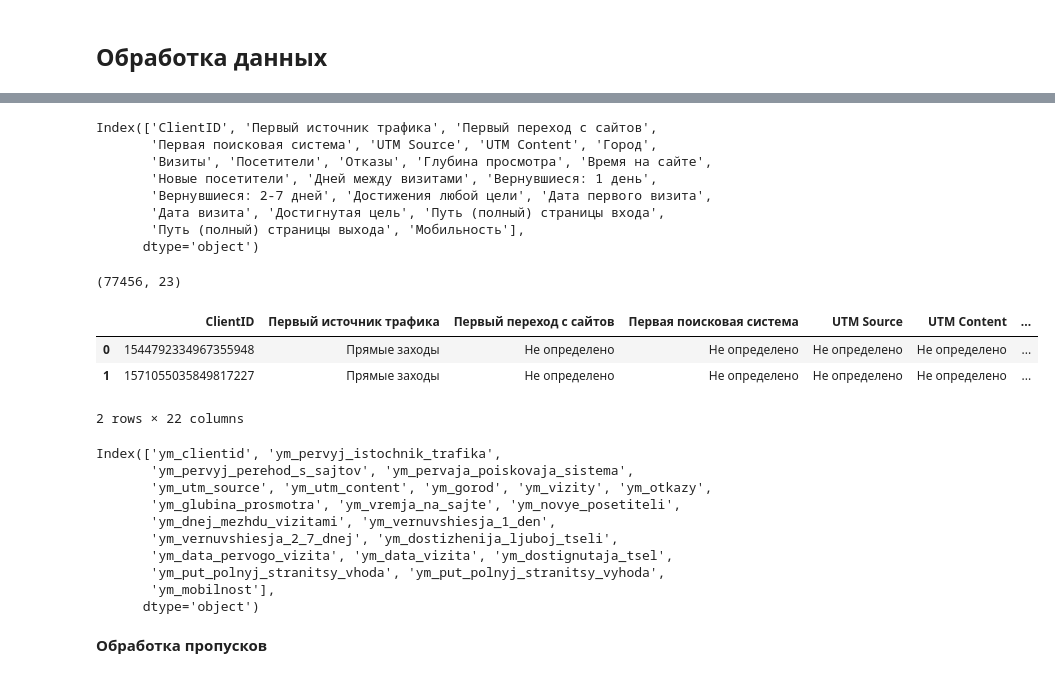
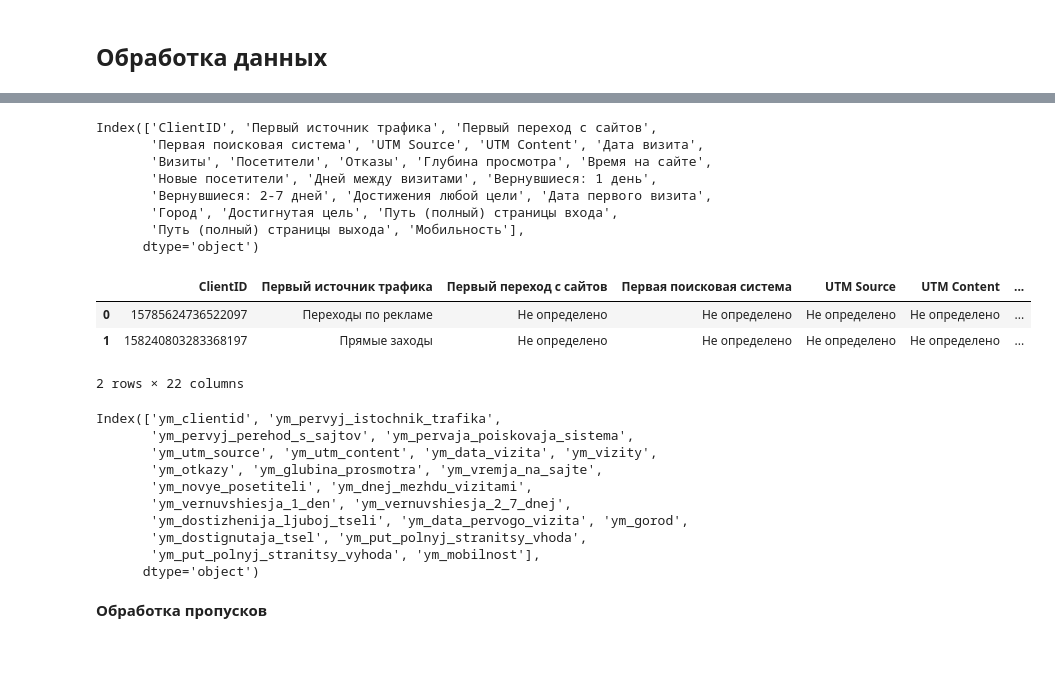
Before and after one commit to chegevarae/inhub, a Jupyter notebook: notebooks/etl_metrika.ipynb, the cells around one changed output, grey strips where cells are left out. Drawn from its saved outputs; the diff is of its cells as text; code cells hidden in the pictures.

```diff
--- a/notebooks/etl_metrika.ipynb
+++ b/notebooks/etl_metrika.ipynb
@@ -8,8 +8,13 @@ import pandas as pd
 import re
 from transliterate import translit, get_available_language_codes
 
-# Функции для обработки данных
-import functions as fn
+# Библиотека для предобработки датасетов
+import os, sys
+module_path = os.path.abspath(os.path.join(os.pardir))
+if module_path not in sys.path:
+    sys.path.append(module_path)
+from data_preprocessing import DataPreprocessor
+dp = DataPreprocessor()
 
 # Отключаем предупреждения
 import warnings
@@ -36,7 +58,7 @@ df1.head(5)
 ## Обработка данных
 # %%
 # Производим слияние датасетов
-df = pd.merge(df1, df2, how='outer')
+df = pd.merge(df1, df2, how='left')
 # %%
 df.head(5)
 # %% [output]
@@ -51,48 +97,44 @@ df.head(5)
 df.columns
 # %% [output]
 Index(['ClientID', 'Первый источник трафика', 'Первый переход с сайтов',
-       'Первая поисковая система', 'UTM Source', 'UTM Content', 'Город',
+       'Первая поисковая система', 'UTM Source', 'UTM Content', 'Дата визита',
        'Визиты', 'Посетители', 'Отказы', 'Глубина просмотра', 'Время на сайте',
        'Новые посетители', 'Дней между визитами', 'Вернувшиеся: 1 день',
        'Вернувшиеся: 2‑7 дней', 'Достижения любой цели', 'Дата первого визита',
-       'Дата визита', 'Достигнутая цель', 'Путь (полный) страницы входа',
+       'Город', 'Достигнутая цель', 'Путь (полный) страницы входа',
        'Путь (полный) страницы выхода', 'Мобильность'],
       dtype='object')
-# %%
-df.shape
-# %% [output]
-(77456, 23)
 # %%
 # Удаление ненужных данных
 columns = ['Посетители']
-df = fn.drop_col(df, columns)
+df = dp.drop_col(df, columns)
 
 # Сегментация пользователей
 df.loc[df['Дата визита'].isnull(), 'Дата визита'] = 'undefined'
 # df = df[df['Дата визита'].str.contains('202.*')]
 # df = df.loc[(df['Визиты'] <= 35) & (df['Достижения любой цели'] <= 100)]
 # df = df.loc[(df['ClientID'] != '')]
 
 df.head(2)
 # %% [output]
 |  | ClientID | Первый источник трафика | Первый переход с сайтов | Первая поисковая система | UTM Source | UTM Content | ... |
-| 0 | 1544792334967355948 | Прямые заходы | Не определено | Не определено | Не определено | Не определено | ... |
-| 1 | 1571055035849817227 | Прямые заходы | Не определено | Не определено | Не определено | Не определено | ... |
+| 0 | 15785624736522097 | Переходы по рекламе | Не определено | Не определено | Не определено | Не определено | ... |
+| 1 | 158240803283368197 | Прямые заходы | Не определено | Не определено | Не определено | Не определено | ... |
 2 rows × 22 columns
 # %%
 # Переименование столбцов
-df.columns = fn.get_translite(df.columns, 'ym_')
+df.columns = dp.get_translite(df.columns, 'ym_')
 df.columns
 # %% [output]
 Index(['ym_clientid', 'ym_pervyj_istochnik_trafika',
        'ym_pervyj_perehod_s_sajtov', 'ym_pervaja_poiskovaja_sistema',
-       'ym_utm_source', 'ym_utm_content', 'ym_gorod', 'ym_vizity', 'ym_otkazy',
-       'ym_glubina_prosmotra', 'ym_vremja_na_sajte', 'ym_novye_posetiteli',
-       'ym_dnej_mezhdu_vizitami', 'ym_vernuvshiesja_1_den',
-       'ym_vernuvshiesja_2_7_dnej', 'ym_dostizhenija_ljuboj_tseli',
-       'ym_data_pervogo_vizita', 'ym_data_vizita', 'ym_dostignutaja_tsel',
-       'ym_put_polnyj_stranitsy_vhoda', 'ym_put_polnyj_stranitsy_vyhoda',
-       'ym_mobilnost'],
+       'ym_utm_source', 'ym_utm_content', 'ym_data_vizita', 'ym_vizity',
+       'ym_otkazy', 'ym_glubina_prosmotra', 'ym_vremja_na_sajte',
+       'ym_novye_posetiteli', 'ym_dnej_mezhdu_vizitami',
+       'ym_vernuvshiesja_1_den', 'ym_vernuvshiesja_2_7_dnej',
+       'ym_dostizhenija_ljuboj_tseli', 'ym_data_pervogo_vizita', 'ym_gorod',
+       'ym_dostignutaja_tsel', 'ym_put_polnyj_stranitsy_vhoda',
+       'ym_put_polnyj_stranitsy_vyhoda', 'ym_mobilnost'],
       dtype='object')
 # %% [markdown]
 **Обработка пропусков**
```
Also changed, not shown: parts of 20 cells of this notebook, 16 other files.
